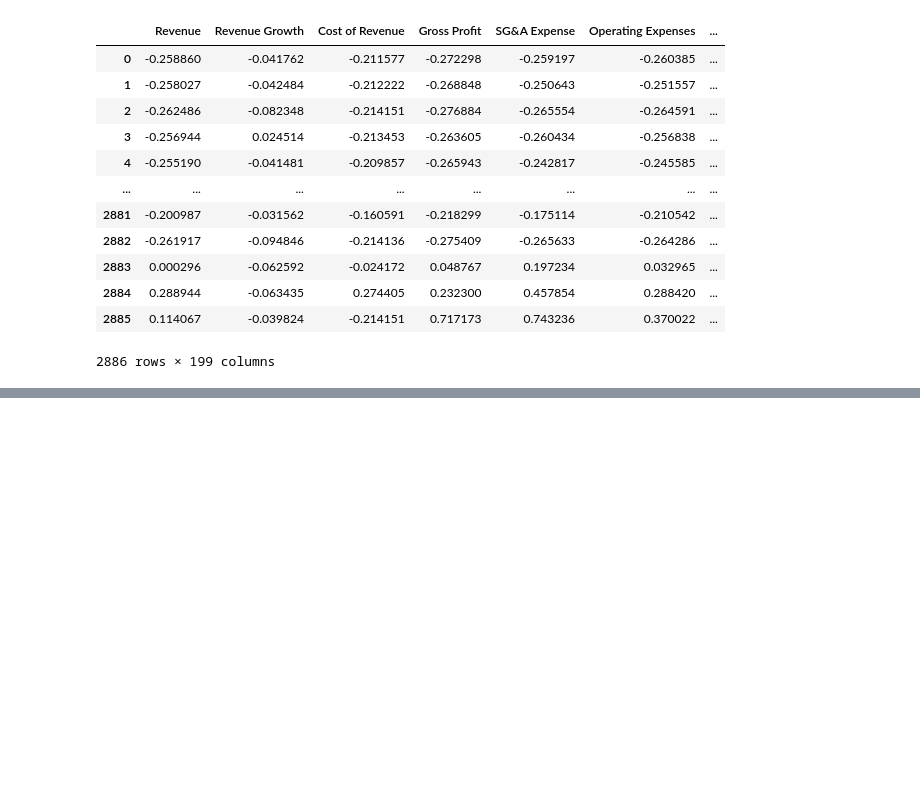
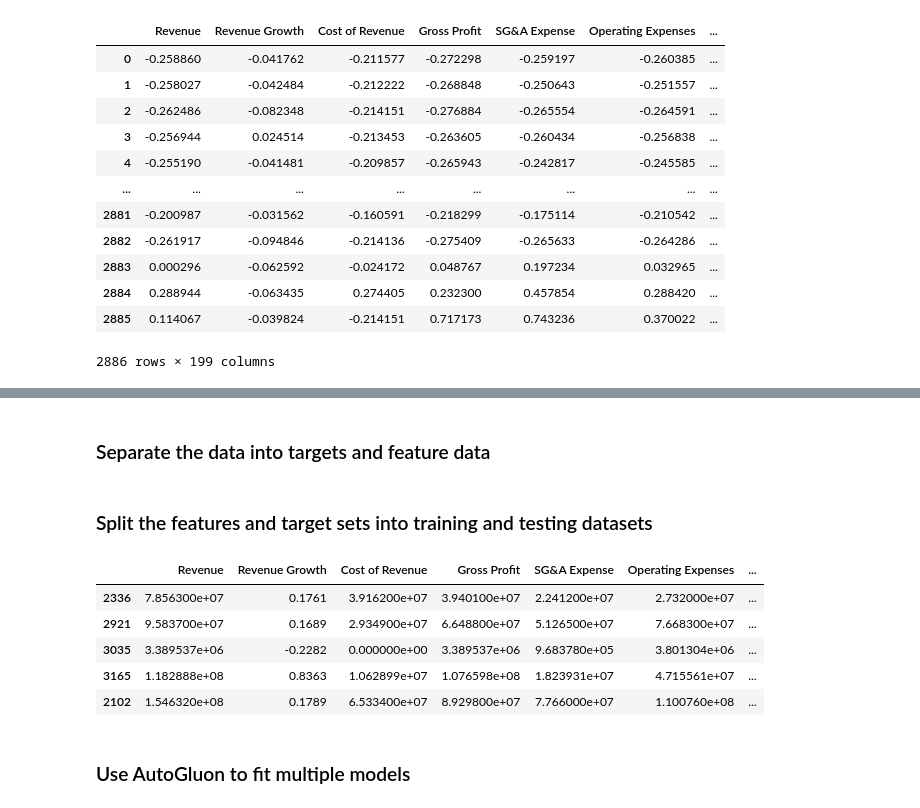
Before and after one commit to danenbm/fintech-p2-machine-learning, a Jupyter notebook: machine-learning.ipynb, the cells around one changed output, grey strips where cells are left out. Cells and saved outputs as stored; diff of their text form; code cells hidden in the pictures; blank space fills up the shorter version.

Commit message:
Adding AutoGluon modeling, fitting, and predicting

```diff
--- a/machine-learning.ipynb
+++ b/machine-learning.ipynb
@@ -591,0 +599,2 @@ X_key_class_test_scaled = X_scaler.transform(X_key_class_test_i)
+# %% [markdown]
+### Separate the data into targets and feature data
@@ -591,0 +605,30 @@ X_key_class_test_scaled = X_scaler.transform(X_key_class_test_i)
+# %%
+# Create target dataset.  We will use AutoGluon for classification only.
+ag_y = financial_df['Class']
+
+# Create features dataset.
+ag_X = financial_df.drop(columns=['2019 PRICE VAR [%]', 'Class'])
+# %% [markdown]
+### Split the features and target sets into training and testing datasets
+# %%
+# Split the data into training and testing datasets.
+ag_X_train, ag_X_test, ag_y_train, ag_y_test = train_test_split(
+    ag_X, ag_y,
+    random_state=1
+)
+# %%
+# Concatinate the features and target training data together again because AutoGluon expects
+# them to be together when fitting.
+ag_train = pd.concat([ag_X_train, ag_y_train], axis=1)
+
+# Review the Dataframe.
+ag_train.head()
+# %% [output]
+|  | Revenue | Revenue Growth | Cost of Revenue | Gross Profit | SG&A Expense | Operating Expenses | ... |
+| 2336 | 7.856300e+07 | 0.1761 | 3.916200e+07 | 3.940100e+07 | 2.241200e+07 | 2.732000e+07 | ... |
+| 2921 | 9.583700e+07 | 0.1689 | 2.934900e+07 | 6.648800e+07 | 5.126500e+07 | 7.668300e+07 | ... |
+| 3035 | 3.389537e+06 | -0.2282 | 0.000000e+00 | 3.389537e+06 | 9.683780e+05 | 3.801304e+06 | ... |
+| 3165 | 1.182888e+08 | 0.8363 | 1.062899e+07 | 1.076598e+08 | 1.823931e+07 | 4.715561e+07 | ... |
+| 2102 | 1.546320e+08 | 0.1789 | 6.533400e+07 | 8.929800e+07 | 7.766000e+07 | 1.100760e+08 | ... |
+# %% [markdown]
+### Use AutoGluon to fit multiple models
```
Also changed, not shown: parts of 18 cells of this notebook.
